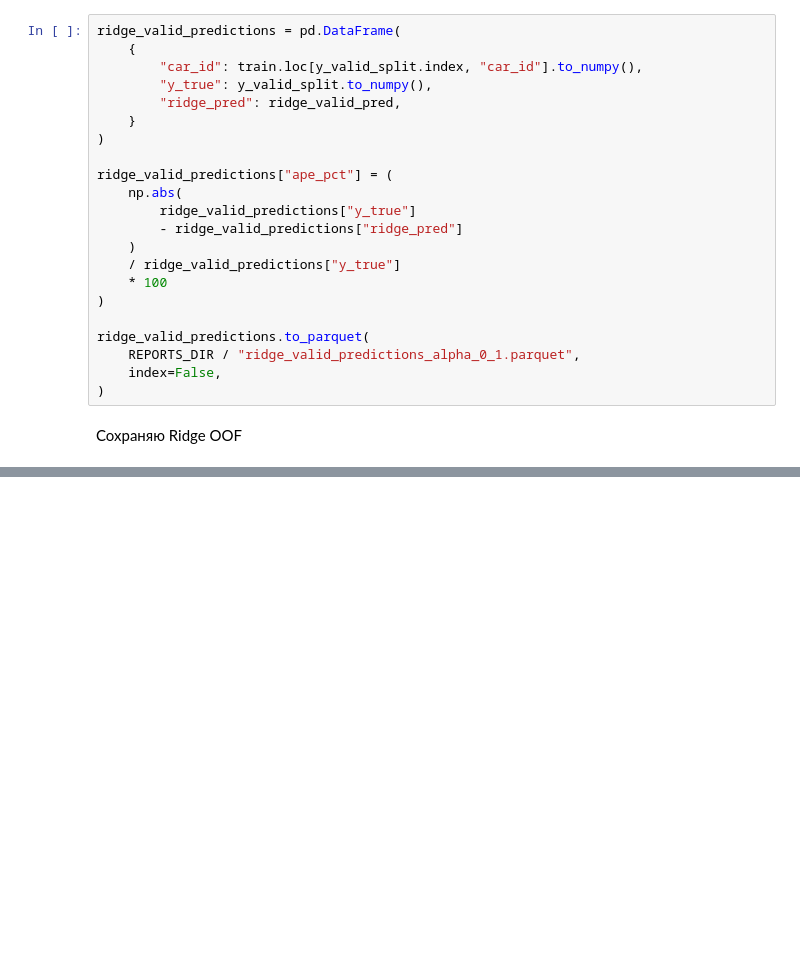
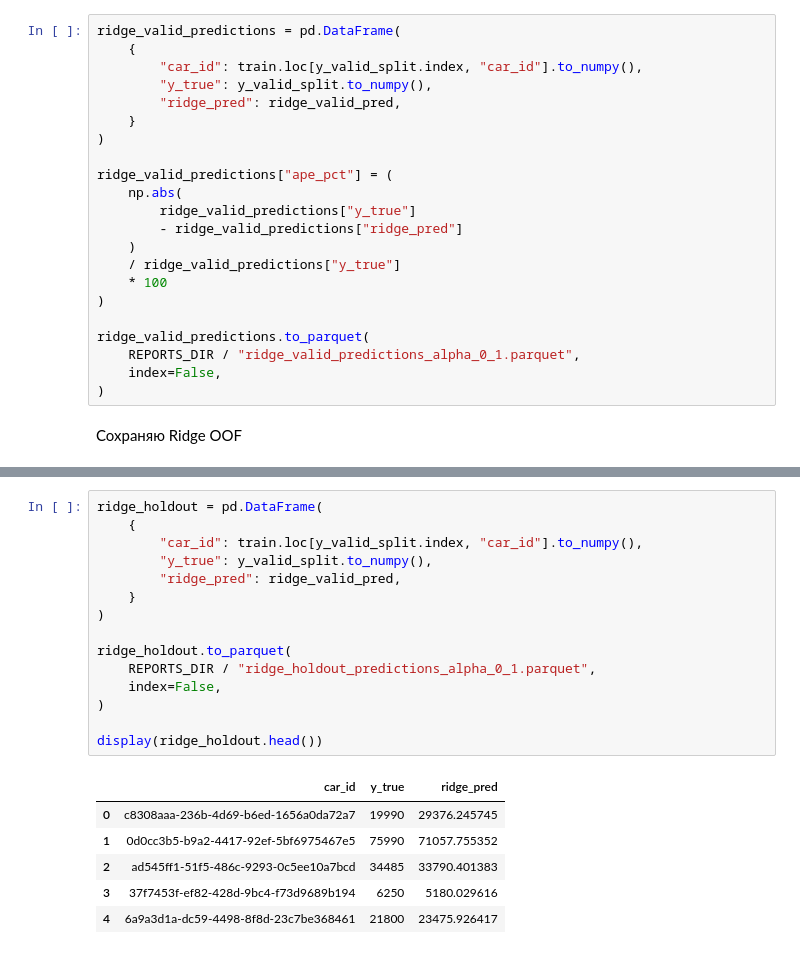
Before and after one commit to manaer6-alt/08_shift_car_prices, a Jupyter notebook: shift_ml/notebooks/03_train_valid_split_and_baselines.ipynb, the cells around one changed output, grey strips where cells are left out. Cells and saved outputs as stored; diff of their text form; blank space fills up the shorter version.

```diff
--- a/shift_ml/notebooks/03_train_valid_split_and_baselines.ipynb
+++ b/shift_ml/notebooks/03_train_valid_split_and_baselines.ipynb
@@ -1146,0 +1226,22 @@ for fold_number, (train_idx, valid_idx) in enumerate(
+# %%
+ridge_holdout = pd.DataFrame(
+    {
+        "car_id": train.loc[y_valid_split.index, "car_id"].to_numpy(),
+        "y_true": y_valid_split.to_numpy(),
+        "ridge_pred": ridge_valid_pred,
+    }
+)
+
+ridge_holdout.to_parquet(
+    REPORTS_DIR / "ridge_holdout_predictions_alpha_0_1.parquet",
+    index=False,
+)
+
+display(ridge_holdout.head())
+# %% [output]
+|  | car_id | y_true | ridge_pred |
+| 0 | c8308aaa-236b-4d69-b6ed-1656a0da72a7 | 19990 | 29376.245745 |
+| 1 | 0d0cc3b5-b9a2-4417-92ef-5bf6975467e5 | 75990 | 71057.755352 |
+| 2 | ad545ff1-51f5-486c-9293-0c5ee10a7bcd | 34485 | 33790.401383 |
+| 3 | 37f7453f-ef82-428d-9bc4-f73d9689b194 | 6250 | 5180.029616 |
+| 4 | 6a9a3d1a-dc59-4498-8f8d-23c7be368461 | 21800 | 23475.926417 |
```
Also changed, not shown: parts of 2 cells of this notebook, 35 other files.
